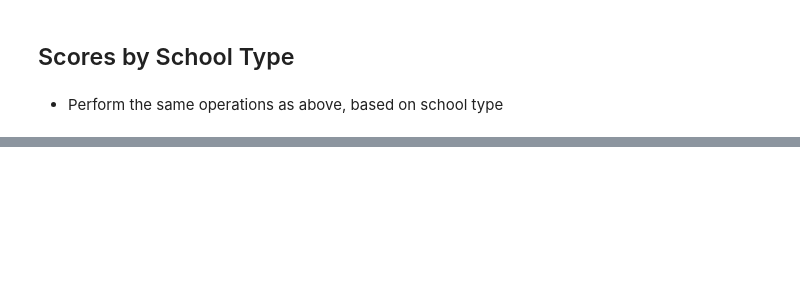
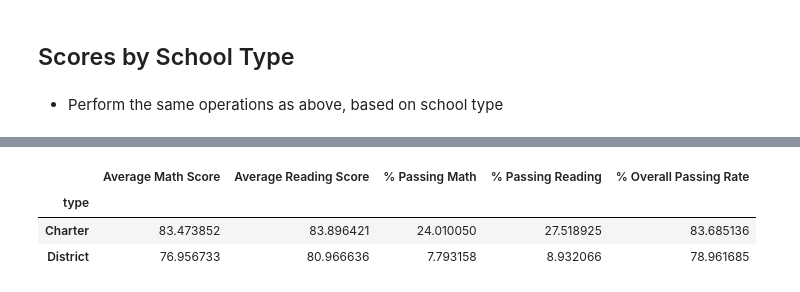
Before and after one commit to a-prospero/pandas-challenge, a Jupyter notebook: PyCitySchools/PyCitySchools_starter.ipynb, the cells around one changed output, grey strips where cells are left out. Saved outputs shown, nothing was run; the diff lists cells and outputs as text; code cells hidden in the pictures; blank space fills up the shorter version.

```diff
--- a/PyCitySchools/PyCitySchools_starter.ipynb
+++ b/PyCitySchools/PyCitySchools_starter.ipynb
@@ -365,0 +394,19 @@ TypeError: 'DataFrame' object is not callable
+# %%
+sch_spn_math_scores = grouped_school_data_df3.groupby(["type"]).mean()["Average Math Score"]
+sch_spn_read_scores = grouped_school_data_df3.groupby(["type"]).mean()["Average Reading Score"]
+sch_spn_pass_math = grouped_school_data_df3.groupby(["type"]).mean()["% Passing Math"]
+sch_spn_pass_read = grouped_school_data_df3.groupby(["type"]).mean()["% Passing Reading"]
+sch_spn_both_pass_rate = (sch_spn_math_scores + sch_spn_read_scores)/2
+
+score_by_school_Type_df = pd.DataFrame({"Average Math Score":sch_spn_math_scores,
+                                    "Average Reading Score":sch_spn_read_scores,
+                                    "% Passing Math":sch_spn_pass_math,
+                                    "% Passing Reading":sch_spn_pass_read,
+                                    "% Overall Passing Rate": sch_spn_both_pass_rate})
+
+score_by_school_Type_df
+# %% [output]
+|  | Average Math Score | Average Reading Score | % Passing Math | % Passing Reading | % Overall Passing Rate |
+| type |  |  |  |  |  |
+| Charter | 83.473852 | 83.896421 | 24.010050 | 27.518925 | 83.685136 |
+| District | 76.956733 | 80.966636 | 7.793158 | 8.932066 | 78.961685 |
```
Also changed, not shown: parts of 15 cells of this notebook.
